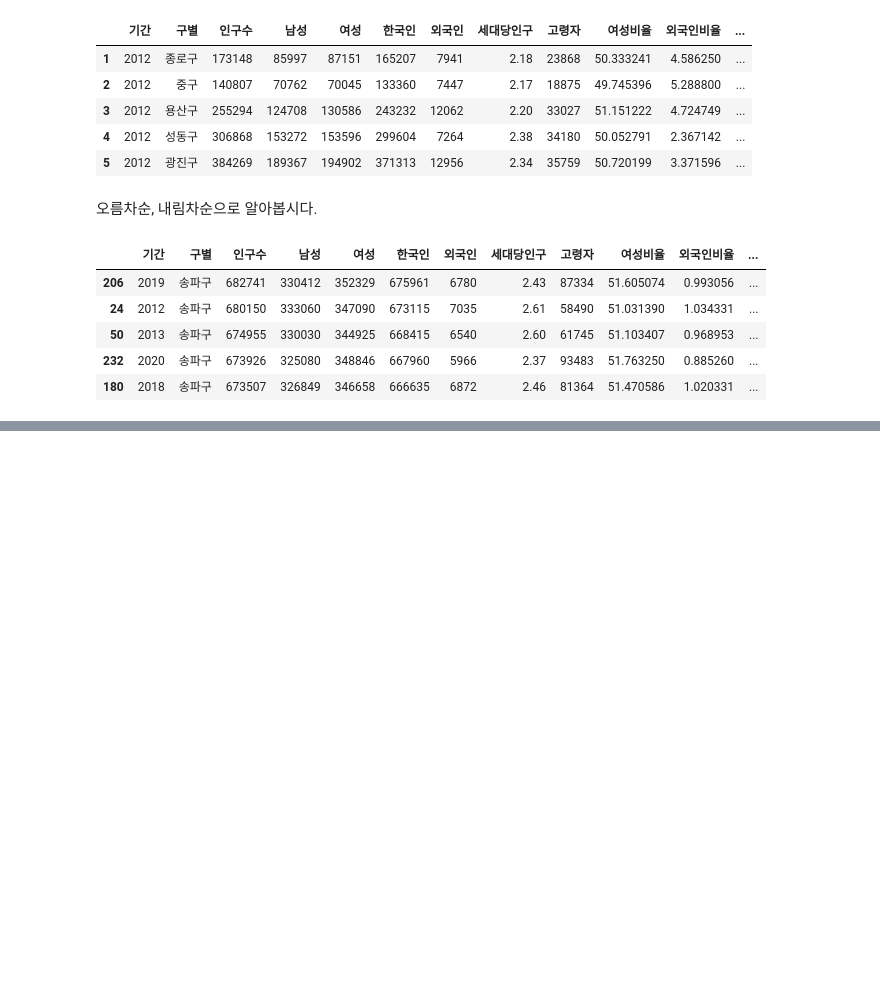
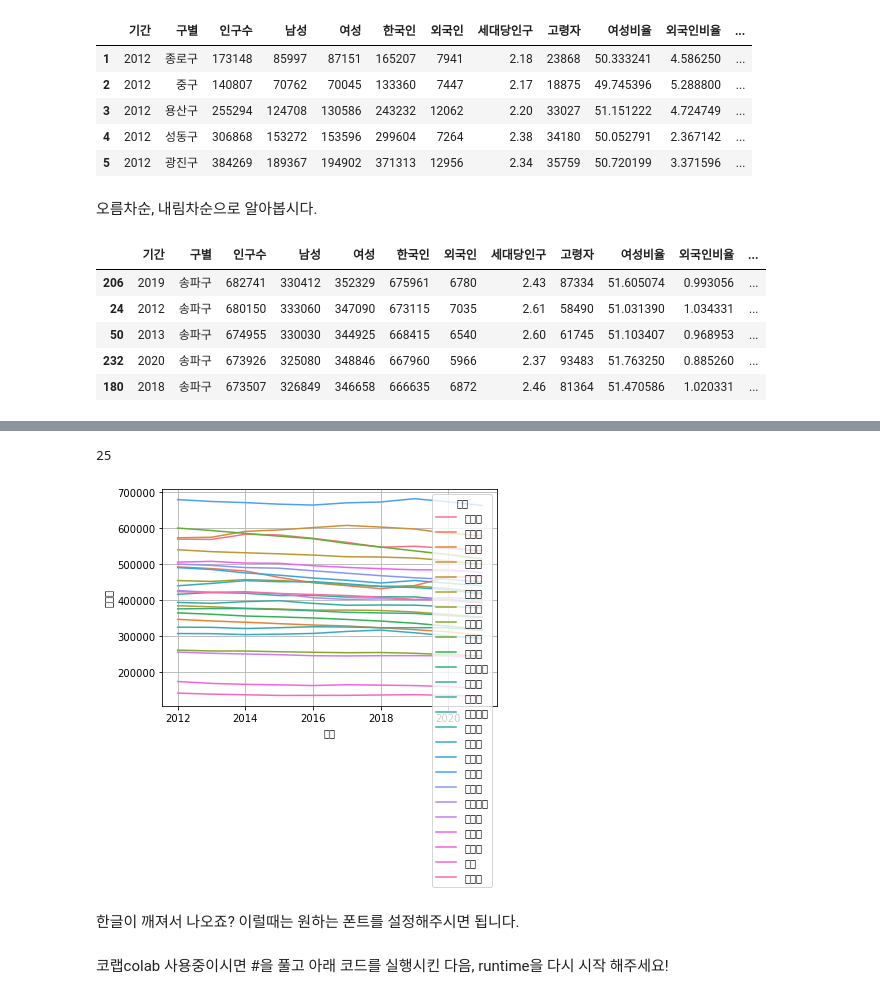
Before and after one commit to Team-COSADAMA/Data-Science-Intro, a Jupyter notebook: week2/week2.ipynb, the cells around one changed output, grey strips where cells are left out. Cells and saved outputs as stored; diff of their text form; code cells hidden in the pictures; blank space fills up the shorter version.

Commit message:
add visualization

```diff
--- a/week2/week2.ipynb
+++ b/week2/week2.ipynb
@@ -547,0 +534,10 @@ pop_Seoul.sort_values(by='인구수', ascending=False).head(5)
+# %%
+import datetime
+
+pop_Seoul['기간'] = pop_Seoul['기간'].astype(str)
+pop_Seoul['기간'] = pd.to_datetime(pop_Seoul['기간'])
+# %%
+pop_Seoul['기간'] = pop_Seoul['기간'].dt.year
+# %%
+pop_Seoul_gby = pop_Seoul.groupby(['기간','구별']).sum()
+pop_Seoul_gby# = pd.to_DataFrame(pop_Seoul_gby)
@@ -547,0 +559,28 @@ pop_Seoul.sort_values(by='인구수', ascending=False).head(5)
+# %%
+len(pop_Seoul['구별'].unique())
+# %% [output]
+25
+# %%
+# pop_Seoul 시각화
+
+import seaborn as sns
+import matplotlib.pyplot as plt
+%matplotlib inline
+
+# colors = sns.color_palette('tab20', len(pop_Seoul['구별'].unique()))
+
+# pop_Seoul_gby.plot(grid=False, figsize=(20,14), color = colors, linewidth=20)
+fig25, ax25 = plt.subplots()
+sns.lineplot(ax = ax25, x= '기간', y='인구수', hue = '구별', data = pop_Seoul_gby)#, color = colors)
+ax25.grid()
+
+# plt.legend()
+# #plt.xticks(rotation=360)
+# plt.ylabel("인구수")
+# plt.xlabel("연도")
+# plt.title("지역별 인구 변화")
+# plt.show()
+# %% [output]
+[figure, added]
+# %% [markdown]
+한글이 깨져서 나오죠? 이럴때는 원하는 폰트를 설정해주시면 됩니다.
@@ -547,0 +590,2 @@ pop_Seoul.sort_values(by='인구수', ascending=False).head(5)
+# %% [markdown]
+코랩colab 사용중이시면 #을 풀고 아래 코드를 실행시킨 다음, runtime을 다시 시작 해주세요!
```
Also changed, not shown: parts of 27 cells of this notebook.
